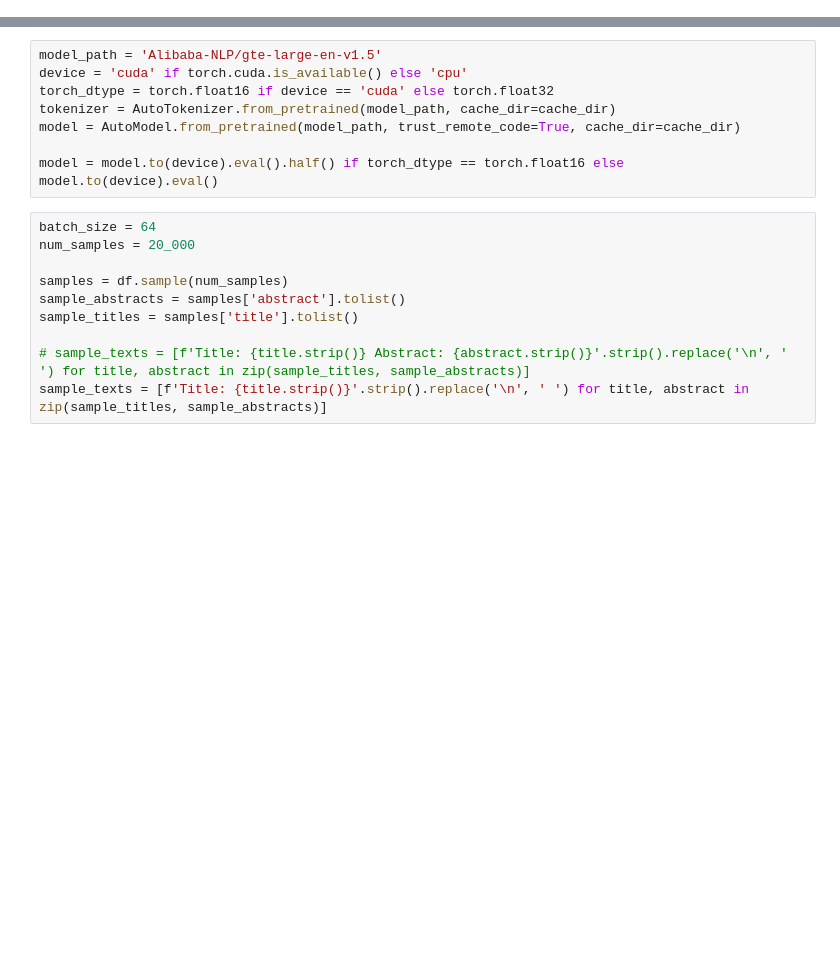
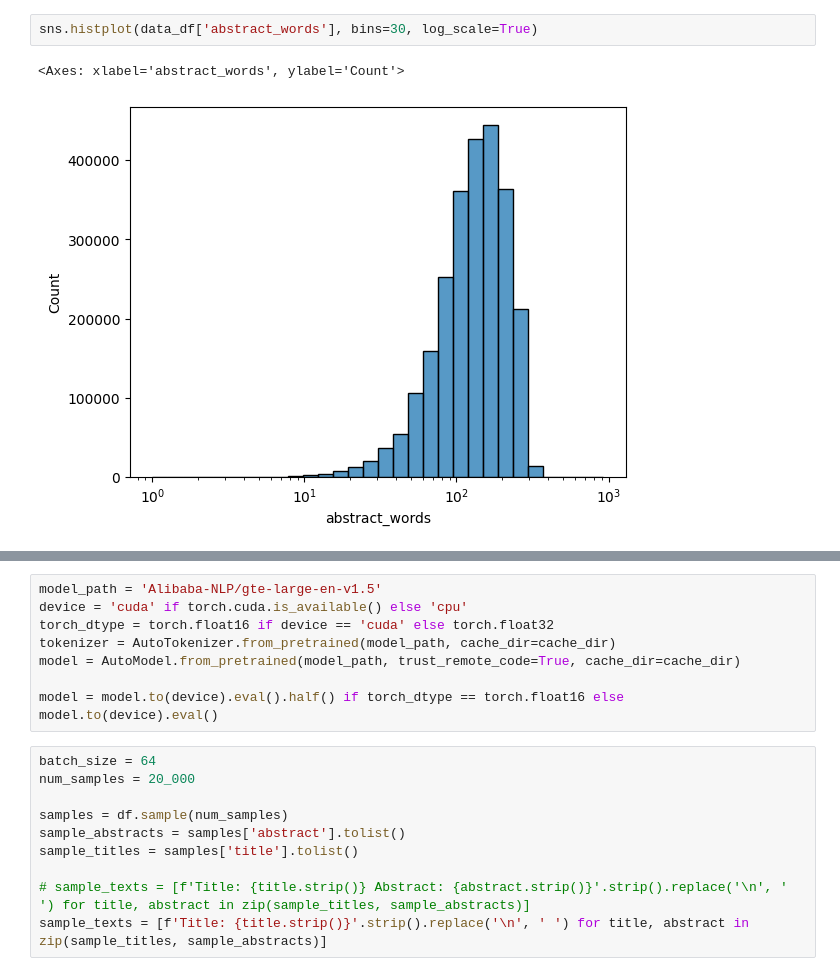
Before and after one commit to Gabriel9753/ArxivAbstractProject, a Jupyter notebook: src/eda.ipynb, the cells around one changed output, grey strips where cells are left out. Drawn from its saved outputs; the diff is of its cells as text; blank space fills up the shorter version.

```diff
--- a/src/eda.ipynb
+++ b/src/eda.ipynb
@@ -22,0 +293,5 @@ df.head()
+# %%
+sns.histplot(data_df['abstract_words'], bins=30, log_scale=True)
+# %% [output]
+<Axes: xlabel='abstract_words', ylabel='Count'>
+[figure, added]
```
Also changed, not shown: parts of 24 cells of this notebook, 3 other files.
